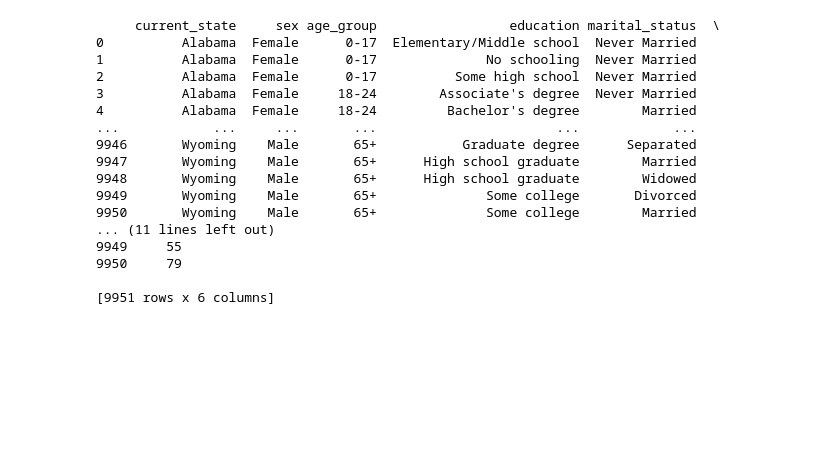
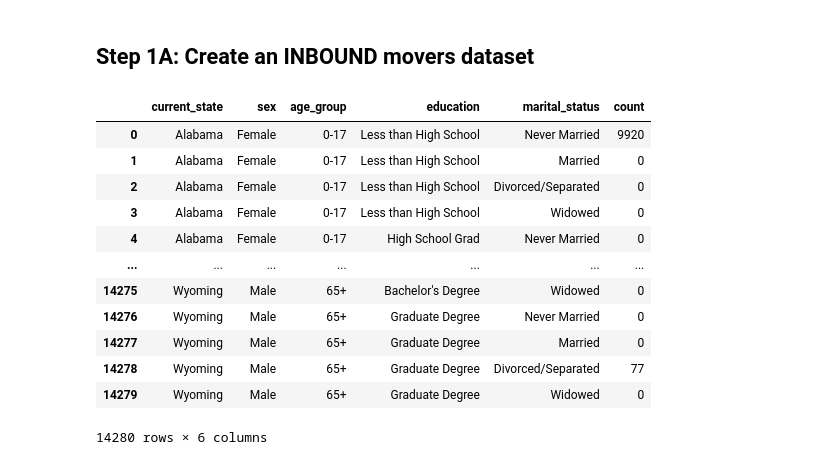
Before and after one commit to rogerskmc/movers_dash, a Jupyter notebook: df_inter_state_streamlit_cleaning.ipynb, the cells around one changed output. Saved outputs shown, nothing was run; the diff lists cells and outputs as text; code cells hidden in the pictures; blank space fills up the shorter version.

```diff
--- a/df_inter_state_streamlit_cleaning.ipynb
+++ b/df_inter_state_streamlit_cleaning.ipynb
@@ -18,23 +41,21 @@ df_inter_state = df_inter_state.dropna()
+# %% [markdown]
+## **Step 1A: Create an INBOUND movers dataset**
 # %%
-# Get counts grouped by current_state, sex, education, etc
+# Get counts grouped by relevant columns for INBOUND migration
 inbound = df_inter_state.groupby(["current_state", "sex", "age_group", "education", "marital_status"])["person_weight"].sum().reset_index(name="count")
-print(inbound)
+inbound
 # %% [output]
+|  | current_state | sex | age_group | education | marital_status | count |
+| 0 | Alabama | Female | 0-17 | Less than High School | Never Married | 9920 |
+| 1 | Alabama | Female | 0-17 | Less than High School | Married | 0 |
+| 2 | Alabama | Female | 0-17 | Less than High School | Divorced/Separated | 0 |
+| 3 | Alabama | Female | 0-17 | Less than High School | Widowed | 0 |
+| 4 | Alabama | Female | 0-17 | High School Grad | Never Married | 0 |
+| ... | ... | ... | ... | ... | ... | ... |
+| 14275 | Wyoming | Male | 65+ | Bachelor's Degree | Widowed | 0 |
+| 14276 | Wyoming | Male | 65+ | Graduate Degree | Never Married | 0 |
+| 14277 | Wyoming | Male | 65+ | Graduate Degree | Married | 0 |
+| 14278 | Wyoming | Male | 65+ | Graduate Degree | Divorced/Separated | 77 |
+| 14279 | Wyoming | Male | 65+ | Graduate Degree | Widowed | 0 |
-     current_state     sex age_group                 education marital_status  \
-0          Alabama  Female      0-17  Elementary/Middle school  Never Married
-1          Alabama  Female      0-17              No schooling  Never Married
-2          Alabama  Female      0-17          Some high school  Never Married
-3          Alabama  Female     18-24        Associate's degree  Never Married
-4          Alabama  Female     18-24         Bachelor's degree        Married
-...            ...     ...       ...                       ...            ...
-9946       Wyoming    Male       65+           Graduate degree      Separated
-9947       Wyoming    Male       65+      High school graduate        Married
-9948       Wyoming    Male       65+      High school graduate        Widowed
-9949       Wyoming    Male       65+              Some college       Divorced
-9950       Wyoming    Male       65+              Some college        Married
-... (11 lines left out)
-9949     55
-9950     79
-
-[9951 rows x 6 columns]
+14280 rows × 6 columns
 # %%
```
Also changed, not shown: parts of 17 cells of this notebook, 4 other files.
